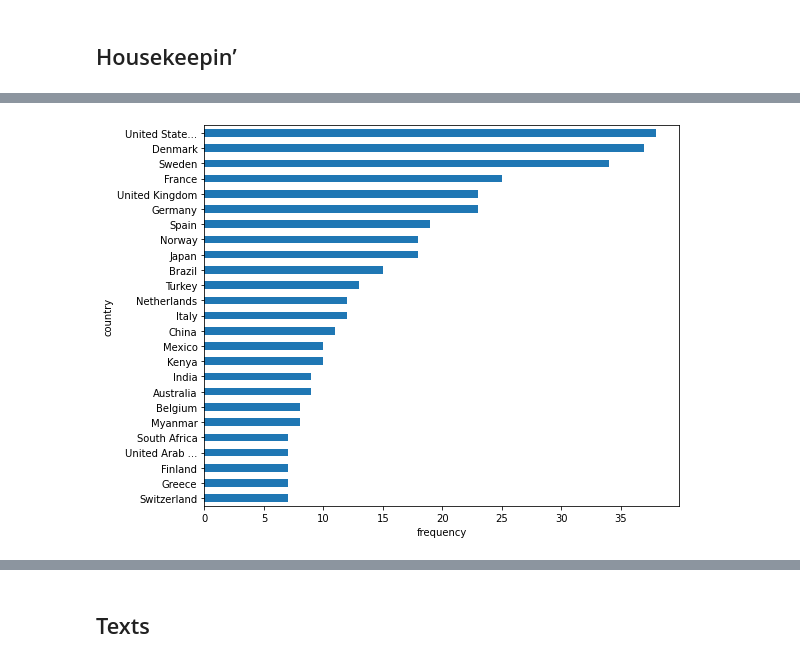
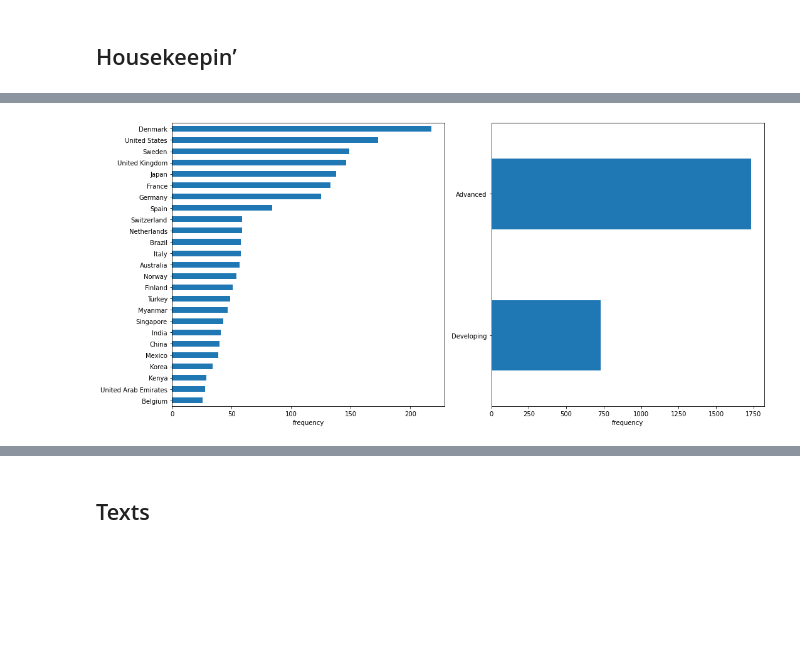
Before and after one commit to fridrichmrtn/sustainability-reports-development-analysis, a Jupyter notebook: doc/preliminary-analysis/preliminary-data-analysis.ipynb, the cells around one changed output, grey strips where cells are left out. Cells and saved outputs as stored; diff of their text form; code cells hidden in the pictures; blank space fills up the shorter version.

```diff
--- a/doc/preliminary-analysis/preliminary-data-analysis.ipynb
+++ b/doc/preliminary-analysis/preliminary-data-analysis.ipynb
@@ -37,12 +39,15 @@ docs_augmented.Year.value_counts()
 Name: Year, dtype: int64
 # %%
-f, ax = plt.subplots(1,1,figsize=(8.5,7))
-docs_augmented.groupby("Country").Participant.count().\
-    sort_values().tail(25).plot(kind="barh", ax=ax);
-ax.set_ylabel("country");
-ax.set_xlabel("frequency");
+f, axs = plt.subplots(1,2,figsize=(15,7))
+dims = ["Country", "EconomyType"]
+for i,ax in enumerate(axs):
+    dim = dims[i]
+    docs_augmented[dim].value_counts().\
+        sort_values().tail(25).plot(kind="barh", ax=ax);
+    ax.set_xlabel("frequency");
+f.tight_layout();
 # %% [output]
-[figure, old version]
+[figure, new version]
 # %%
 f, ax = plt.subplots(1,1,figsize=(7,7))
 docs_augmented.groupby("Sector").Participant.count().\
```
Also changed, not shown: parts of 25 cells of this notebook.
